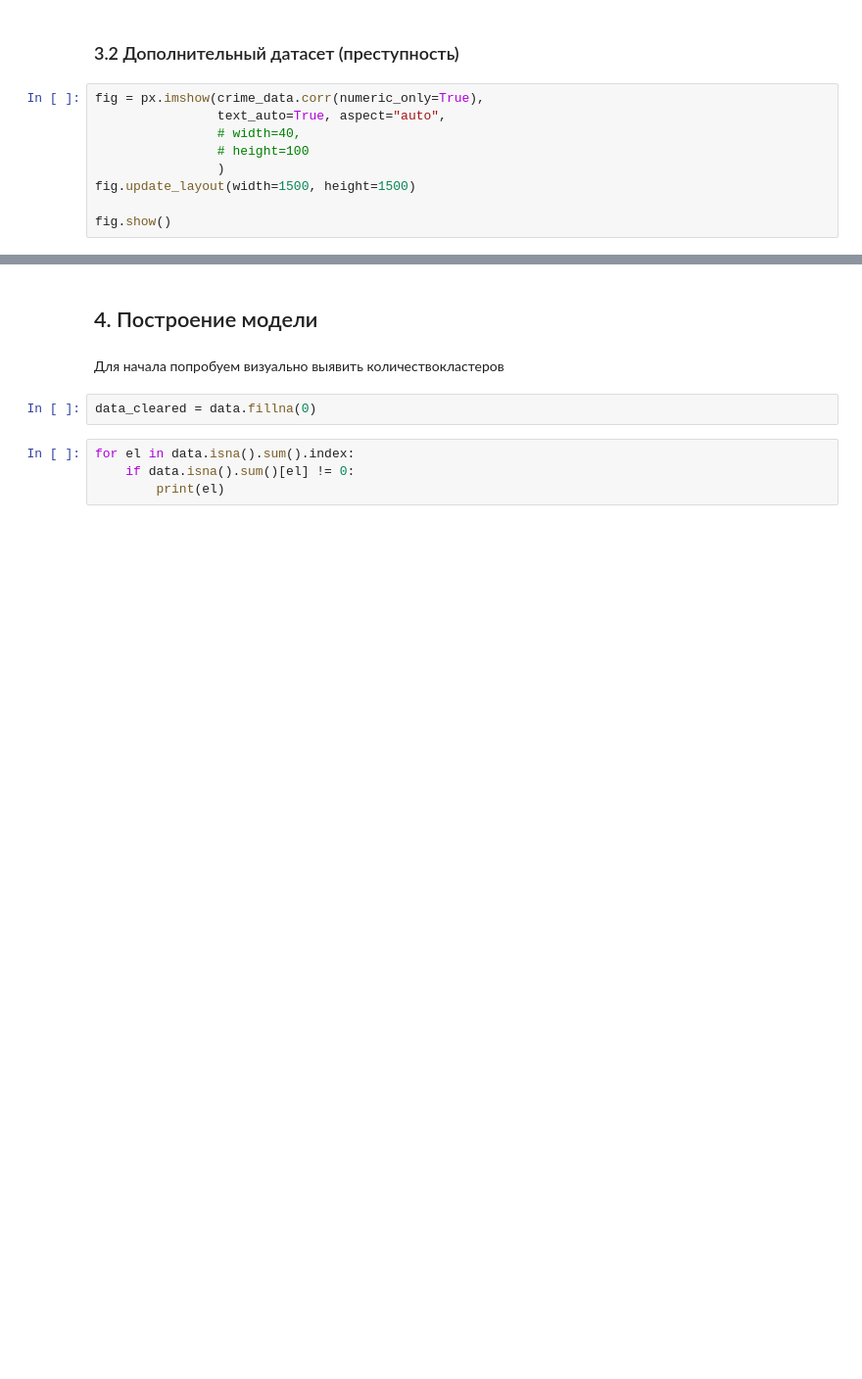
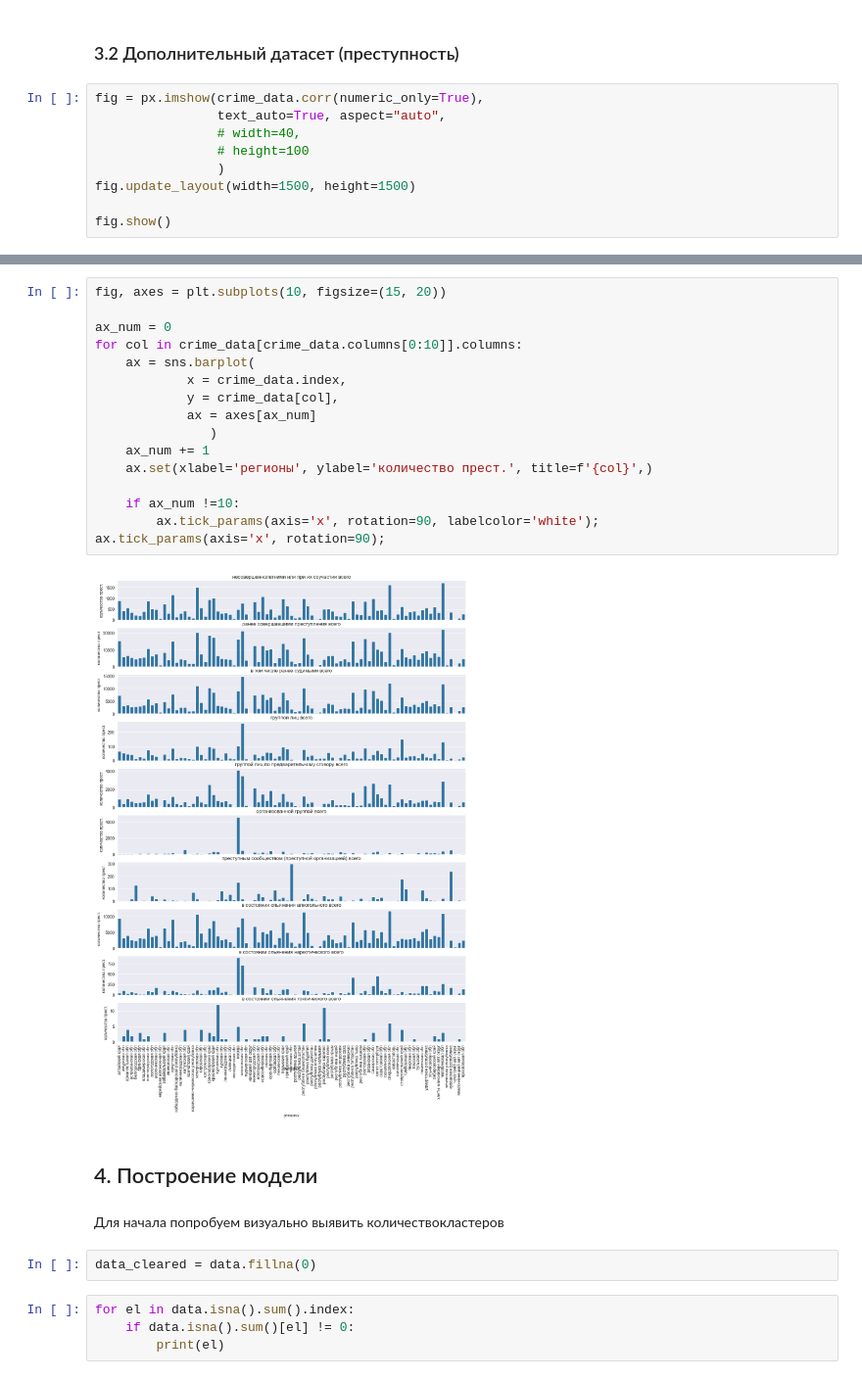
Before and after one commit to eartzhi/Identification_of_vulnerable_population_groups, a Jupyter notebook: main.ipynb, the cells around one changed output, grey strips where cells are left out. Shown at 98% size. Drawn from its saved outputs; the diff is of its cells as text; blank space fills up the shorter version.

```diff
--- a/main.ipynb
+++ b/main.ipynb
@@ -1091,3 +1101,21 @@ crime_data
+# %%
+fig, axes = plt.subplots(10, figsize=(15, 20))
+
+ax_num = 0
+for col in crime_data[crime_data.columns[0:10]].columns:
+    ax = sns.barplot(
+            x = crime_data.index,
+            y = crime_data[col],
+            ax = axes[ax_num]
+               )
+    ax_num += 1
+    ax.set(xlabel='регионы', ylabel='количество прест.', title=f'{col}',)
+
+    if ax_num !=10:
+        ax.tick_params(axis='x', rotation=90, labelcolor='white');
+ax.tick_params(axis='x', rotation=90);
+# %% [output]
+[figure, added]
 # %% [markdown]
 ## 4. Построение модели
 # %% [markdown]
```
Also changed, not shown: parts of 26 cells of this notebook.
